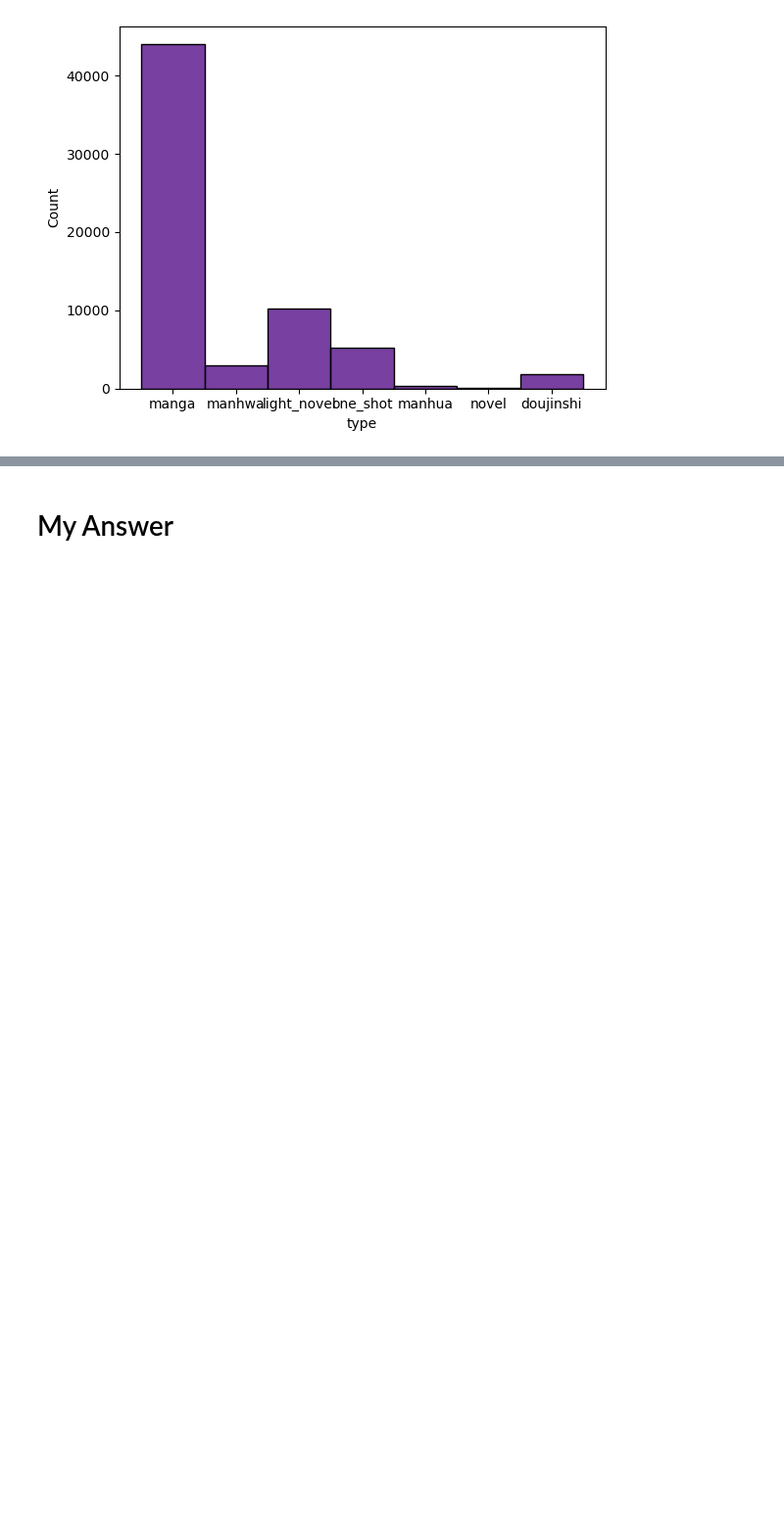
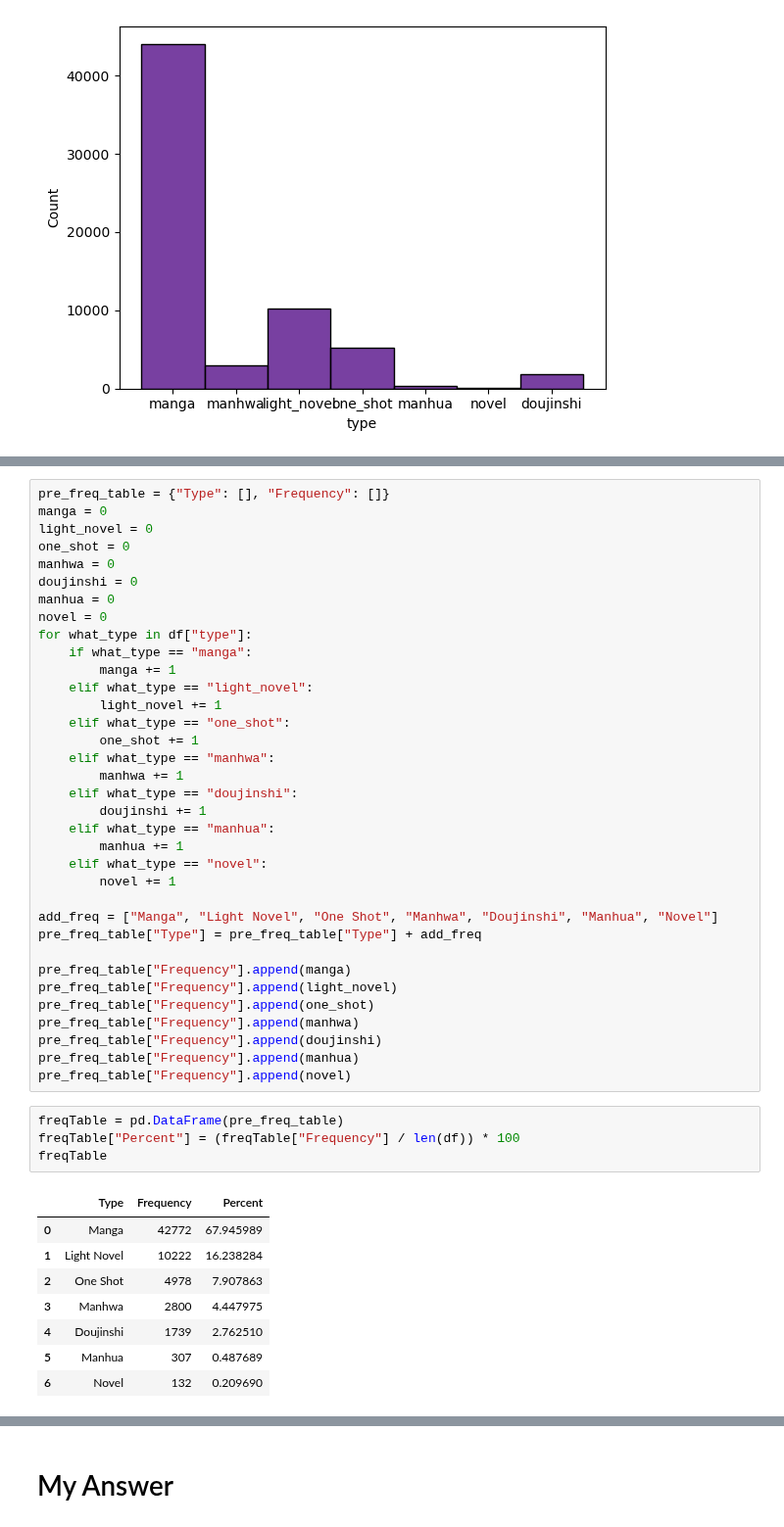
Before and after one commit to IsaacG-L/AI, a Jupyter notebook: Semester 1/Unit end/Finals/Final+Project+Template.ipynb, the cells around one changed output, grey strips where cells are left out. Shown at 98% size. Cells and saved outputs as stored; diff of their text form; blank space fills up the shorter version.

```diff
--- a/Semester 1/Unit end/Finals/Final+Project+Template.ipynb
+++ b/Semester 1/Unit end/Finals/Final+Project+Template.ipynb
@@ -184,0 +271,48 @@ sns.barplot(data=dates, x="Months", y="Count")
+# %%
+pre_freq_table = {"Type": [], "Frequency": []}
+manga = 0
+light_novel = 0
+one_shot = 0
+manhwa = 0
+doujinshi = 0
+manhua = 0
+novel = 0
+for what_type in df["type"]:
+    if what_type == "manga":
+        manga += 1
+    elif what_type == "light_novel":
+        light_novel += 1
+    elif what_type == "one_shot":
+        one_shot += 1
+    elif what_type == "manhwa":
+        manhwa += 1
+    elif what_type == "doujinshi":
+        doujinshi += 1
+    elif what_type == "manhua":
+        manhua += 1
+    elif what_type == "novel":
+        novel += 1
+
+add_freq = ["Manga", "Light Novel", "One Shot", "Manhwa", "Doujinshi", "Manhua", "Novel"]
+pre_freq_table["Type"] = pre_freq_table["Type"] + add_freq
+
+pre_freq_table["Frequency"].append(manga)
+pre_freq_table["Frequency"].append(light_novel)
+pre_freq_table["Frequency"].append(one_shot)
+pre_freq_table["Frequency"].append(manhwa)
+pre_freq_table["Frequency"].append(doujinshi)
+pre_freq_table["Frequency"].append(manhua)
+pre_freq_table["Frequency"].append(novel)
+# %%
+freqTable = pd.DataFrame(pre_freq_table)
+freqTable["Percent"] = (freqTable["Frequency"] / len(df)) * 100
+freqTable
+# %% [output]
+|  | Type | Frequency | Percent |
+| 0 | Manga | 42772 | 67.945989 |
+| 1 | Light Novel | 10222 | 16.238284 |
+| 2 | One Shot | 4978 | 7.907863 |
+| 3 | Manhwa | 2800 | 4.447975 |
+| 4 | Doujinshi | 1739 | 2.762510 |
+| 5 | Manhua | 307 | 0.487689 |
+| 6 | Novel | 132 | 0.209690 |
```
Also changed, not shown: parts of 32 cells of this notebook.
